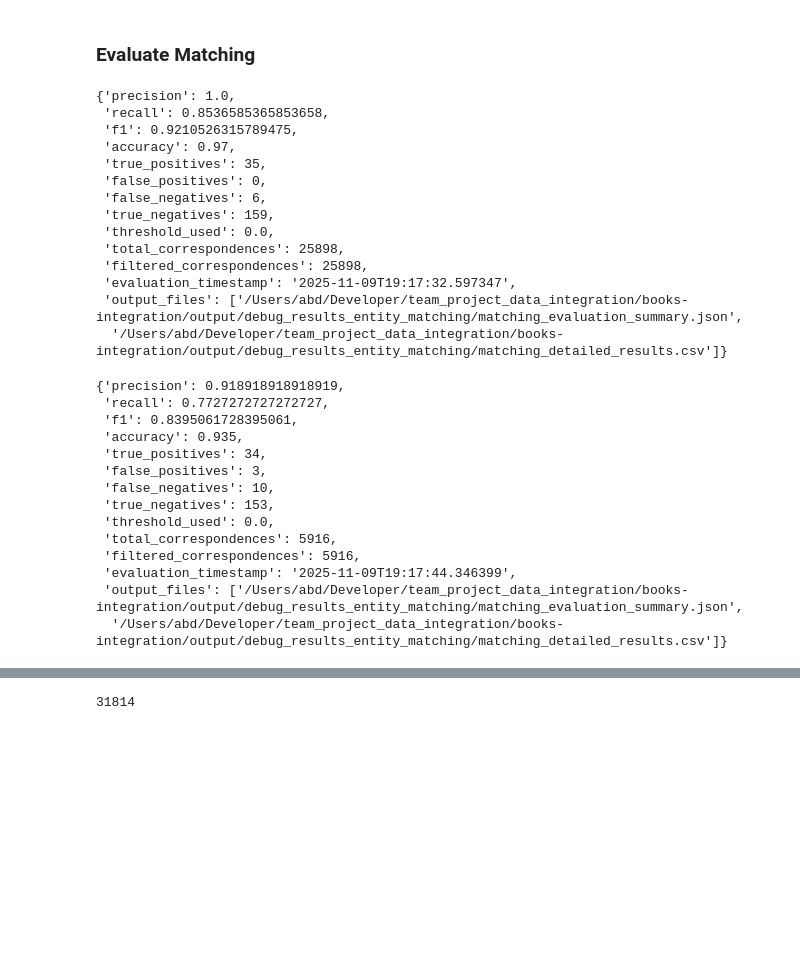
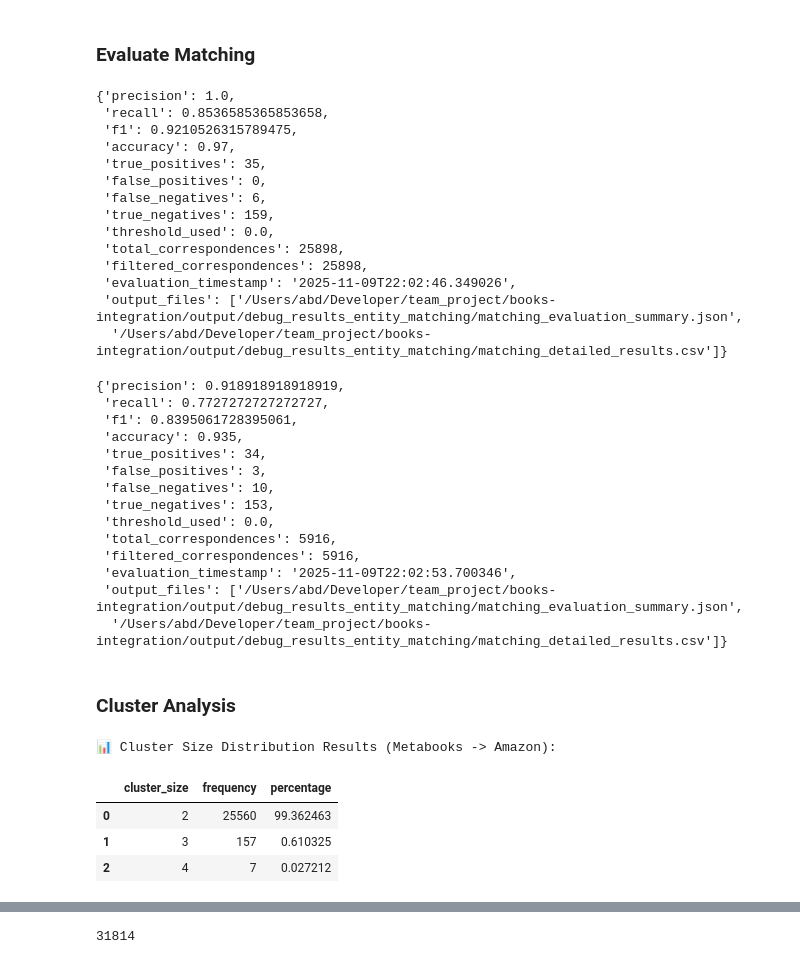
Before and after one commit to gdebus/data-integration-team-project, a Jupyter notebook: books-integration/books_data_final_workflow.ipynb, the cells around one changed output, grey strips where cells are left out. Cells and saved outputs as stored; diff of their text form; code cells hidden in the pictures; blank space fills up the shorter version.

```diff
--- a/books-integration/books_data_final_workflow.ipynb
+++ b/books-integration/books_data_final_workflow.ipynb
@@ -111,7 +111,7 @@ dfs = {
 }
 
 # Align all schemas
-target_schema, mappings, aligned_dfs = unify_schemas(schemas, dfs, target_schema_name="goodreads")
+target_schema, mappings, aligned_dfs = unify_schemas(schemas, dfs, target_schema_name="metabooks")
 
 print("Target Schema:", target_schema)
 
@@ -244,9 +244,9 @@ comparators = [
     StringComparator(column='title',similarity_function='levenshtein'),
     StringComparator(column='title',similarity_function='jaro_winkler'),
 
-    StringComparator(column='author',similarity_function='jaccard', preprocess=str.lower),
-    StringComparator(column='author',similarity_function='cosine', preprocess=str.lower),
-    StringComparator(column='author',similarity_function='levenshtein', preprocess=str.lower),
+    StringComparator(column='author_name',similarity_function='jaccard', preprocess=str.lower),
+    StringComparator(column='author_name',similarity_function='cosine', preprocess=str.lower),
+    StringComparator(column='author_name',similarity_function='levenshtein', preprocess=str.lower),
 
     StringComparator(column='publisher',similarity_function='jaccard', preprocess=str.lower),
     StringComparator(column='publisher',similarity_function='cosine', preprocess=str.lower),
@@ -507,9 +507,9 @@ display(eval_results_m2a)
  'threshold_used': 0.0,
  'total_correspondences': 25898,
  'filtered_correspondences': 25898,
- 'evaluation_timestamp': '2025-11-09T19:17:32.597347',
- 'output_files': ['/Users/abd/Developer/team_project_data_integration/books-integration/output/debug_results_entity_matching/matching_evaluation_summary.json',
-  '/Users/abd/Developer/team_project_data_integration/books-integration/output/debug_results_entity_matching/matching_detailed_results.csv']}
+ 'evaluation_timestamp': '2025-11-09T22:02:46.349026',
+ 'output_files': ['/Users/abd/Developer/team_project/books-integration/output/debug_results_entity_matching/matching_evaluation_summary.json',
+  '/Users/abd/Developer/team_project/books-integration/output/debug_results_entity_matching/matching_detailed_results.csv']}
 # %%
 # evaluate matching metabooks -> goodreads
 eval_results_m2g = EntityMatchingEvaluator.evaluate_matching(
@@ -531,6 +531,25 @@ display(eval_results_m2g)
  'threshold_used': 0.0,
  'total_correspondences': 5916,
  'filtered_correspondences': 5916,
- 'evaluation_timestamp': '2025-11-09T19:17:44.346399',
- 'output_files': ['/Users/abd/Developer/team_project_data_integration/books-integration/output/debug_results_entity_matching/matching_evaluation_summary.json',
-  '/Users/abd/Developer/team_project_data_integration/books-integration/output/debug_results_entity_matching/matching_detailed_results.csv']}
+ 'evaluation_timestamp': '2025-11-09T22:02:53.700346',
+ 'output_files': ['/Users/abd/Developer/team_project/books-integration/output/debug_results_entity_matching/matching_evaluation_summary.json',
+  '/Users/abd/Developer/team_project/books-integration/output/debug_results_entity_matching/matching_detailed_results.csv']}
+# %% [markdown]
+### Cluster Analysis
+# %%
+cluster_analysis_dir = OUTPUT_DIR / "cluster_analysis"
+cluster_analysis_dir.mkdir(parents=True, exist_ok=True)
+
+cluster_distribution_m2a = EntityMatchingEvaluator.create_cluster_size_distribution(
+    correspondences=correspondences_m2a,
+    out_dir=cluster_analysis_dir
+)
+
+print(f"\n📊 Cluster Size Distribution Results (Metabooks -> Amazon):")
+display(cluster_distribution_m2a)
+# %% [output]
+📊 Cluster Size Distribution Results (Metabooks -> Amazon):
+|  | cluster_size | frequency | percentage |
+| 0 | 2 | 25560 | 99.362463 |
+| 1 | 3 | 157 | 0.610325 |
+| 2 | 4 | 7 | 0.027212 |
```
Also changed, not shown: parts of 16 cells of this notebook, 12 other files.
